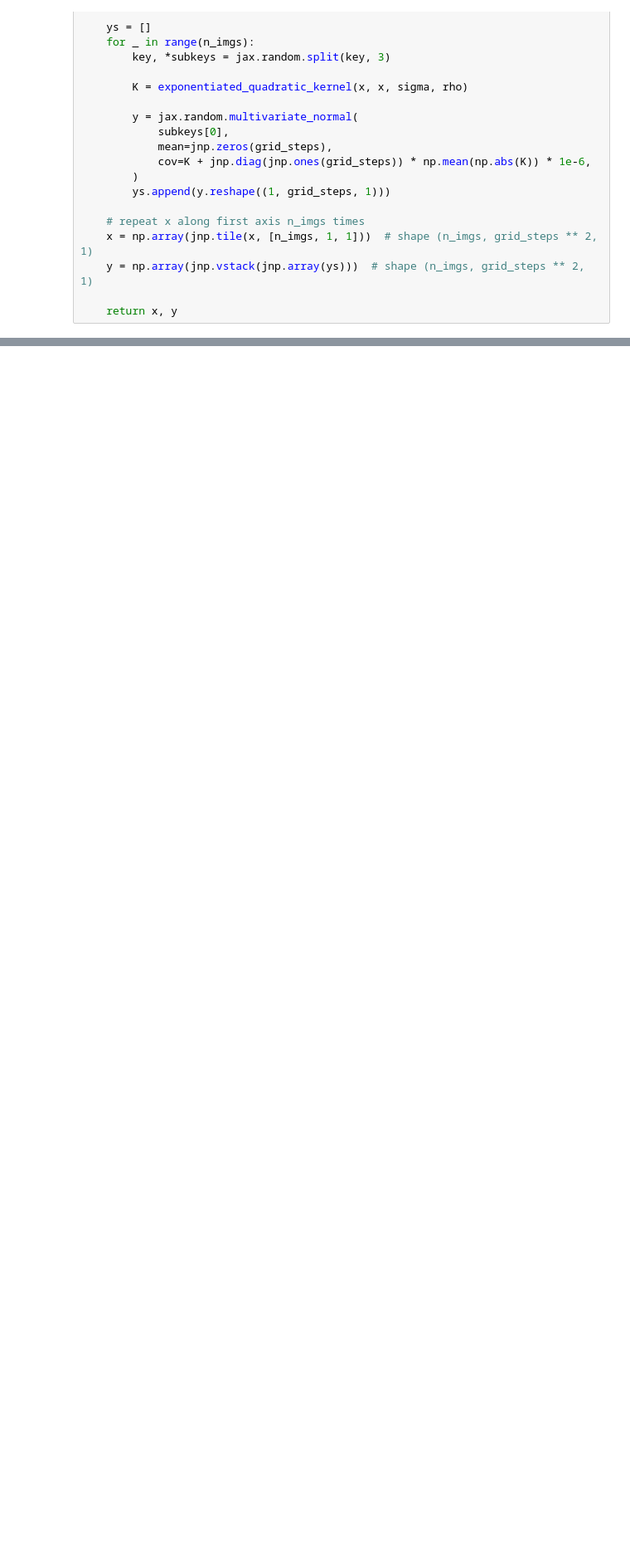
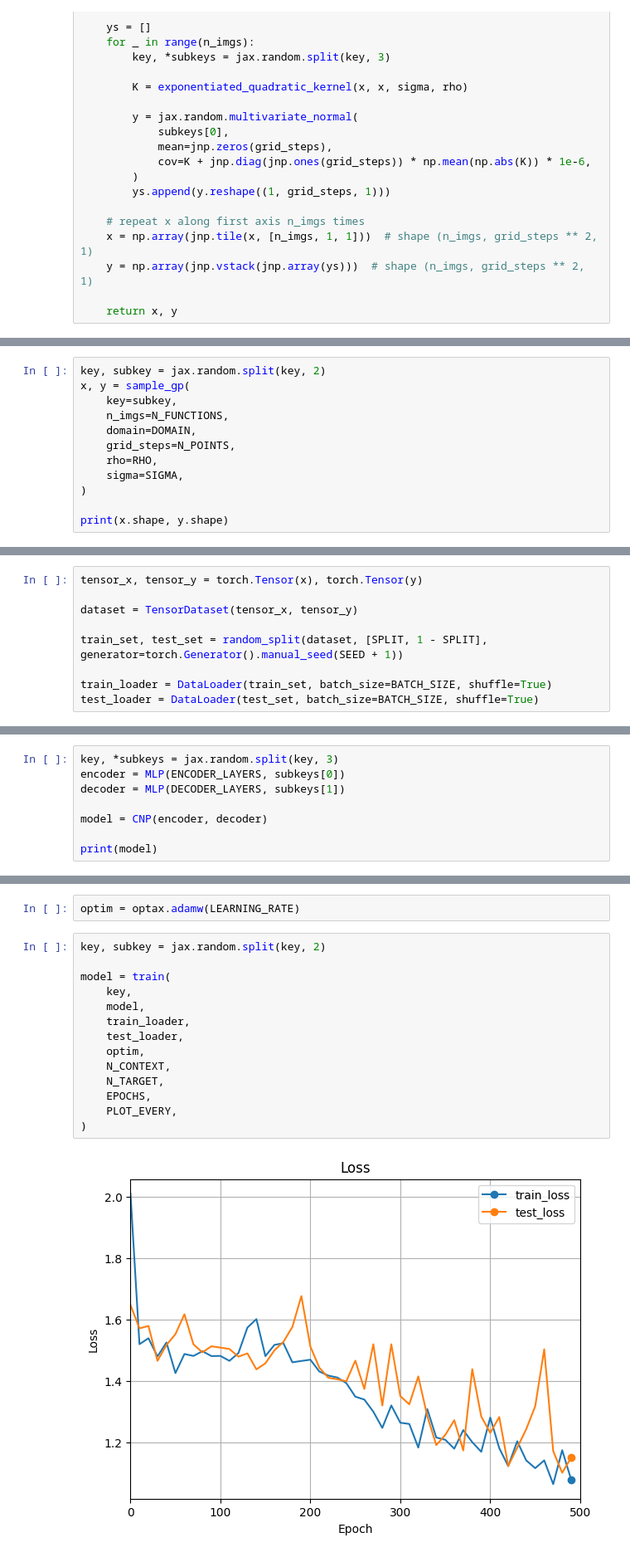
Before and after one commit to sscivier/neural-process-example, a Jupyter notebook: cnp_example.ipynb, the cells around one changed output, grey strips where cells are left out. Shown: that part at 83% size. Drawn from its saved outputs; the diff is of its cells as text; blank space fills up the shorter version.

```diff
--- a/cnp_example.ipynb
+++ b/cnp_example.ipynb
@@ -341,0 +383,12 @@ def sample_gp(
+# %%
+key, subkey = jax.random.split(key, 2)
+x, y = sample_gp(
+    key=subkey,
+    n_imgs=N_FUNCTIONS,
+    domain=DOMAIN,
+    grid_steps=N_POINTS,
+    rho=RHO,
+    sigma=SIGMA,
+)
+
+print(x.shape, y.shape)
@@ -341,0 +397,9 @@ def sample_gp(
+# %%
+tensor_x, tensor_y = torch.Tensor(x), torch.Tensor(y)
+
+dataset = TensorDataset(tensor_x, tensor_y)
+
+train_set, test_set = random_split(dataset, [SPLIT, 1 - SPLIT], generator=torch.Generator().manual_seed(SEED + 1))
+
+train_loader = DataLoader(train_set, batch_size=BATCH_SIZE, shuffle=True)
+test_loader = DataLoader(test_set, batch_size=BATCH_SIZE, shuffle=True)
@@ -341,0 +414,8 @@ def sample_gp(
+# %%
+key, *subkeys = jax.random.split(key, 3)
+encoder = MLP(ENCODER_LAYERS, subkeys[0])
+decoder = MLP(DECODER_LAYERS, subkeys[1])
+
+model = CNP(encoder, decoder)
+
+print(model)
@@ -341,0 +440,18 @@ def sample_gp(
+# %%
+optim = optax.adamw(LEARNING_RATE)
+# %%
+key, subkey = jax.random.split(key, 2)
+
+model = train(
+    key,
+    model,
+    train_loader,
+    test_loader,
+    optim,
+    N_CONTEXT,
+    N_TARGET,
+    EPOCHS,
+    PLOT_EVERY,
+)
+# %% [output]
+[figure, added]
```
Also changed, not shown: parts of 11 cells of this notebook.
